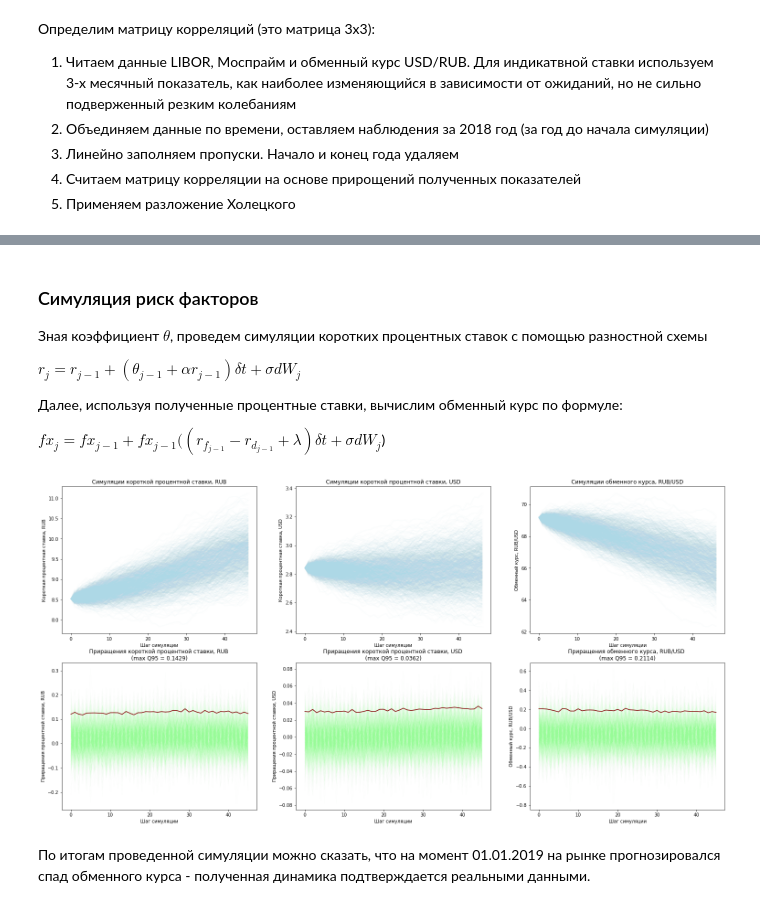
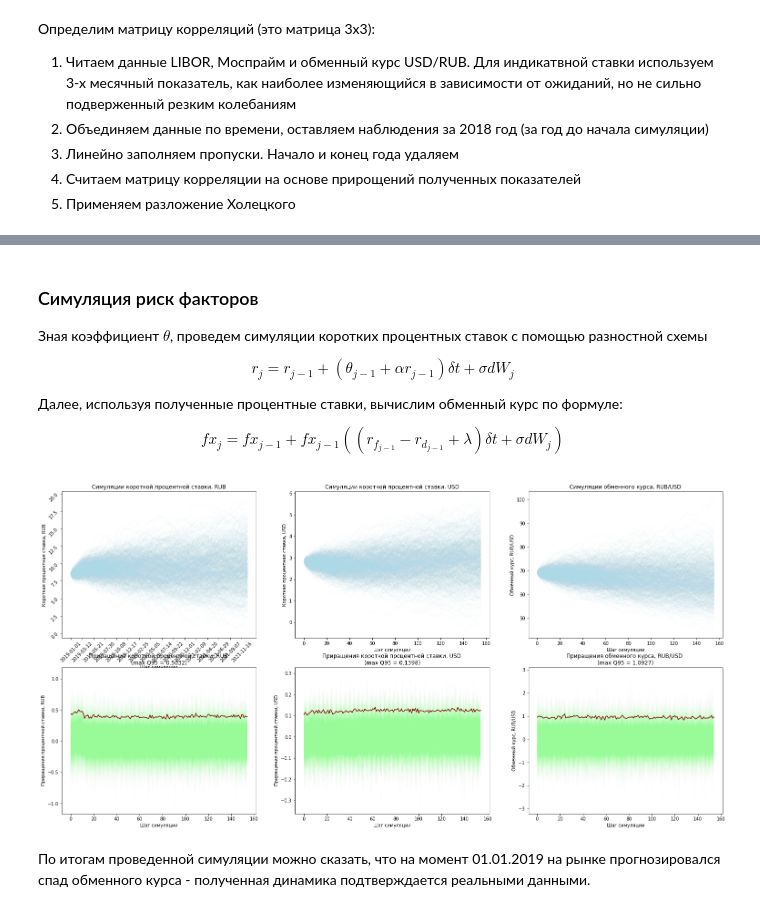
Before and after one commit to goo-goo-goo-joob/hse_stochastic_modeling, a Jupyter notebook: risk_factors_modeling.ipynb, the cells around one changed output, grey strips where cells are left out. Drawn from its saved outputs; the diff is of its cells as text; code cells hidden in the pictures.

```diff
--- a/risk_factors_modeling.ipynb
+++ b/risk_factors_modeling.ipynb
@@ -38,3 +46,3 @@ maturity_rub_new, irs_rub_new = interpolate_irs(maturity_rub, irs_rub, 0 * 12, 1
 # %%
-maturity_usd_new, irs_usd_new = interpolate_irs(maturity_usd, irs_usd, 0 * 12, 1 * 12, 1/4, 'USD')
+maturity_usd_new, irs_usd_new = interpolate_irs(maturity_usd, irs_usd, 0, T+1, 1, 'USD')
 # %% [output]
@@ -44,11 +52,9 @@ maturity_usd_new, irs_usd_new = interpolate_irs(maturity_usd, irs_usd, 0 * 12, 1
 
 $\cfrac{r_j - r_{j - 1}}{\delta t} + \alpha r_{j-1} = \theta_{j-1}$
 # %%
-dt = 1 / (1 * 12 * 4)
-T = np.arange(0, 1 * 12, 1/4)
 alpha_rub = 0.03
 sigma_rub = 0.03
-theta_rub = (irs_rub_new[1:] - irs_rub_new[:-1]) / dt + alpha_rub * irs_rub_new[:-1]
+theta_rub = (irs_rub_new[1:] - irs_rub_new[:-1]) * (T+1) + alpha_rub * irs_rub_new[:-1]
 plt.figure(figsize=(8, 5))
 plt.plot(theta_rub)
 plt.title('Скорость возврата к среднему, RUB')
@@ -60,7 +66,7 @@ plt.show()
 # %%
 alpha_usd = 0.02
 sigma_usd = 0.0093
-theta_usd = (irs_usd_new[1:] - irs_usd_new[:-1]) / dt + alpha_usd * irs_usd_new[:-1]
+theta_usd = (irs_usd_new[1:] - irs_usd_new[:-1]) * (T+1) + alpha_usd * irs_usd_new[:-1]
 plt.figure(figsize=(8, 5))
 plt.plot(theta_usd)
 plt.title('Скорость возврата к среднему, USD')
@@ -129,14 +138,14 @@ array([[ 1.        ,  0.        ,  0.        ],
 
 Зная коэффициент $\theta$, проведем симуляции коротких процентных ставок с помощью разностной схемы
 
-$r_j = r_{j - 1} + (\theta_{j - 1} + \alpha r_{j - 1}) \delta t + \sigma dW_j$
+$$r_j = r_{j - 1} + (\theta_{j - 1} + \alpha r_{j - 1}) \delta t + \sigma dW_j$$
 
 Далее, используя полученные процентные ставки, вычислим обменный курс по формуле:
 
-$fx_j = fx_{j - 1} + fx_{j - 1} ((r_{f_{j-1}} - r_{d_{j-1}} + \lambda) \delta t + \sigma dW_j$)
+$$fx_j = fx_{j - 1} + fx_{j - 1} ((r_{f_{j-1}} - r_{d_{j-1}} + \lambda) \delta t + \sigma dW_j)$$
 # %%
 eps = 0.01 # порог для относительного изменения 95 квантили
-T = len(theta_rub)
+T_ = len(theta_rub)
 N = 100 # начальное количество симуляций
 irs_rub_sim_all = []
 irs_usd_sim_all = []
@@ -155,11 +164,11 @@ while any([abs(sim_diff_old[0] / sim_diff_new[0] - 1) > eps,
         irs_rub_sim = [irs_rub[0]]
         irs_usd_sim = [irs_usd[0]]
         fx_sim = [69.17] # обменный курс на 01.01.2019
-        rnd_vec = corr_matrix @ rnd.normal(loc=0, scale=dt, size=(3, T - 1))
-        for t in range(T-1):
-            irs_rub_sim.append(irs_rub_sim[t] + (theta_rub[t] + alpha_rub * irs_rub_sim[t]) * dt + sigma_rub * rnd_vec[0, t])
-            irs_usd_sim.append(irs_usd_sim[t] + (theta_usd[t] + alpha_usd * irs_usd_sim[t]) * dt + sigma_usd * rnd_vec[1, t])
-            fx_sim.append(fx_sim[t] + fx_sim[t] * ((irs_usd_sim[t] - irs_rub_sim[t] + lam) * dt + sigma_fx * rnd_vec[2, t]))
+        rnd_vec = corr_matrix @ (np.sqrt(1/T_) * rnd.normal(loc=0, scale=1, size=(3, T - 1)))
+        for t in range(T_-1):
+            irs_rub_sim.append(irs_rub_sim[t] + (theta_rub[t] + alpha_rub * irs_rub_sim[t]) / T_ + sigma_rub * rnd_vec[0, t])
+            irs_usd_sim.append(irs_usd_sim[t] + (theta_usd[t] + alpha_usd * irs_usd_sim[t]) / T_ + sigma_usd * rnd_vec[1, t])
+            fx_sim.append(fx_sim[t] + fx_sim[t] * ((irs_usd_sim[t] - irs_rub_sim[t] + lam) / T_ + sigma_fx * rnd_vec[2, t]))
         irs_rub_sim_all.append(irs_rub_sim)
         irs_usd_sim_all.append(irs_usd_sim)
         fx_sim_all.append(fx_sim)
@@ -174,41 +183,48 @@ irs_usd_sim_all = np.array(irs_usd_sim_all) * 100
 # %%
 fig, axs = plt.subplots(2, 3, figsize=(26, 13), )
 
-axs[0, 0].plot(range(T), np.array(irs_rub_sim_all).T, alpha=0.05, c='lightblue')
+axs[0, 0].plot(range(T_), np.array(irs_rub_sim_all).T, alpha=0.05, c='lightblue')
+axs[0, 0].set_xticks(range(0, T, 10), pd.Series(dt_range[::10]).astype(str).values)
+axs[0, 0].tick_params(labelrotation=45)
 axs[0, 0].set_title('Симуляции короткой процентной ставки, RUB')
 axs[0, 0].set_ylabel('Короткая процентная ставка, RUB')
 axs[0, 0].set_xlabel('Шаг симуляции')
 
-axs[1, 0].plot(range(T-1), np.diff(irs_rub_sim_all, axis=1).T, alpha=0.05, c='palegreen', linewidth=0.3)
-axs[1, 0].plot(range(T-1), np.quantile(np.diff(irs_rub_sim_all), q=0.95, axis=0), label='Q95', c='maroon')
+axs[1, 0].plot(range(T_-1), np.diff(irs_rub_sim_all, axis=1).T, alpha=0.05, c='palegreen', linewidth=0.3)
+axs[1, 0].plot(range(T_-1), np.quantile(np.diff(irs_rub_sim_all), q=0.95, axis=0), label='Q95', c='maroon')
+axs[0, 0].set_xticks(range(0, T, 10), pd.Series(dt_range[::10]).astype(str).values)
 axs[1, 0].set_title(f'Приращения короткой процентной ставки, RUB \n(max Q95 = {round(max(np.quantile(np.diff(irs_rub_sim_all), q=0.95, axis=0)), 4)})')
 axs[1, 0].set_ylabel('Приращения процентной ставки, RUB')
 axs[1, 0].set_xlabel('Шаг симуляции')
 
-axs[0, 1].plot(range(T), np.array(irs_usd_sim_all).T, alpha=0.05, c='lightblue')
+axs[0, 1].plot(range(T_), np.array(irs_usd_sim_all).T, alpha=0.05, c='lightblue')
+axs[0, 0].set_xticks(range(0, T, 10), pd.Series(dt_range[::10]).astype(str).values)
 axs[0, 1].set_title('Симуляции короткой процентной ставки, USD')
 axs[0, 1].set_ylabel('Короткая процентная ставка, USD')
 axs[0, 1].set_xlabel('Шаг симуляции')
 
-axs[1, 1].plot(range(T-1), np.diff(irs_usd_sim_all, axis=1).T, alpha=0.05, c='palegreen', linewidth=0.3)
-axs[1, 1].plot(range(T-1), np.quantile(np.diff(irs_usd_sim_all), q=0.95, axis=0), label='Q95', c='maroon')
+axs[1, 1].plot(range(T_-1), np.diff(irs_usd_sim_all, axis=1).T, alpha=0.05, c='palegreen', linewidth=0.3)
+axs[1, 1].plot(range(T_-1), np.quantile(np.diff(irs_usd_sim_all), q=0.95, axis=0), label='Q95', c='maroon')
+axs[0, 0].set_xticks(range(0, T, 10), pd.Series(dt_range[::10]).astype(str).values)
 axs[1, 1].set_title(f'Приращения короткой процентной ставки, USD \n(max Q95 = {round(max(np.quantile(np.diff(irs_usd_sim_all), q=0.95, axis=0)), 4)})')
 axs[1, 1].set_ylabel('Приращения процентной ставки, USD')
 axs[1, 1].set_xlabel('Шаг симуляции')
 
-axs[0, 2].plot(range(T), np.array(fx_sim_all).T, alpha=0.05, c='lightblue')
+axs[0, 2].plot(range(T_), np.array(fx_sim_all).T, alpha=0.05, c='lightblue')
+axs[0, 0].set_xticks(range(0, T, 10), pd.Series(dt_range[::10]).astype(str).values)
 axs[0, 2].set_title('Симуляции обменного курса, RUB/USD')
 axs[0, 2].set_ylabel('Обменный курс, RUB/USD')
 axs[0, 2].set_xlabel('Шаг симуляции')
 
-axs[1, 2].plot(range(T-1), np.diff(fx_sim_all, axis=1).T, alpha=0.05, c='palegreen', linewidth=0.3)
-axs[1, 2].plot(range(T-1), np.quantile(np.diff(fx_sim_all), q=0.95, axis=0), label='Q95', c='maroon')
+axs[1, 2].plot(range(T_-1), np.diff(fx_sim_all, axis=1).T, alpha=0.05, c='palegreen', linewidth=0.3)
+axs[1, 2].plot(range(T_-1), np.quantile(np.diff(fx_sim_all), q=0.95, axis=0), label='Q95', c='maroon')
+axs[0, 0].set_xticks(range(0, T, 10), pd.Series(dt_range[::10]).astype(str).values)
 axs[1, 2].set_title(f'Приращения обменного курса, RUB/USD \n(max Q95 = {round(max(np.quantile(np.diff(fx_sim_all), q=0.95, axis=0)), 4)})')
 axs[1, 2].set_ylabel('Обменный курс, RUB/USD')
 axs[1, 2].set_xlabel('Шаг симуляции')
 plt.show()
 # %% [output]
-[figure, old version]
+[figure, new version]
-# %% [markdown]
-По итогам проведенной симуляции можно сказать, что на момент 01.01.2019 на рынке прогнозировался спад обменного курса - полученная динамика подтверждается реальными данными.
+# %% [markdown]
+По итогам проведенной симуляции можно сказать, что на момент 01.01.2019 на рынке прогнозировался спад обменного курса - полученная динамика подтверждается реальными данными.
 # %% [markdown]
```
Also changed, not shown: parts of 20 cells of this notebook.
